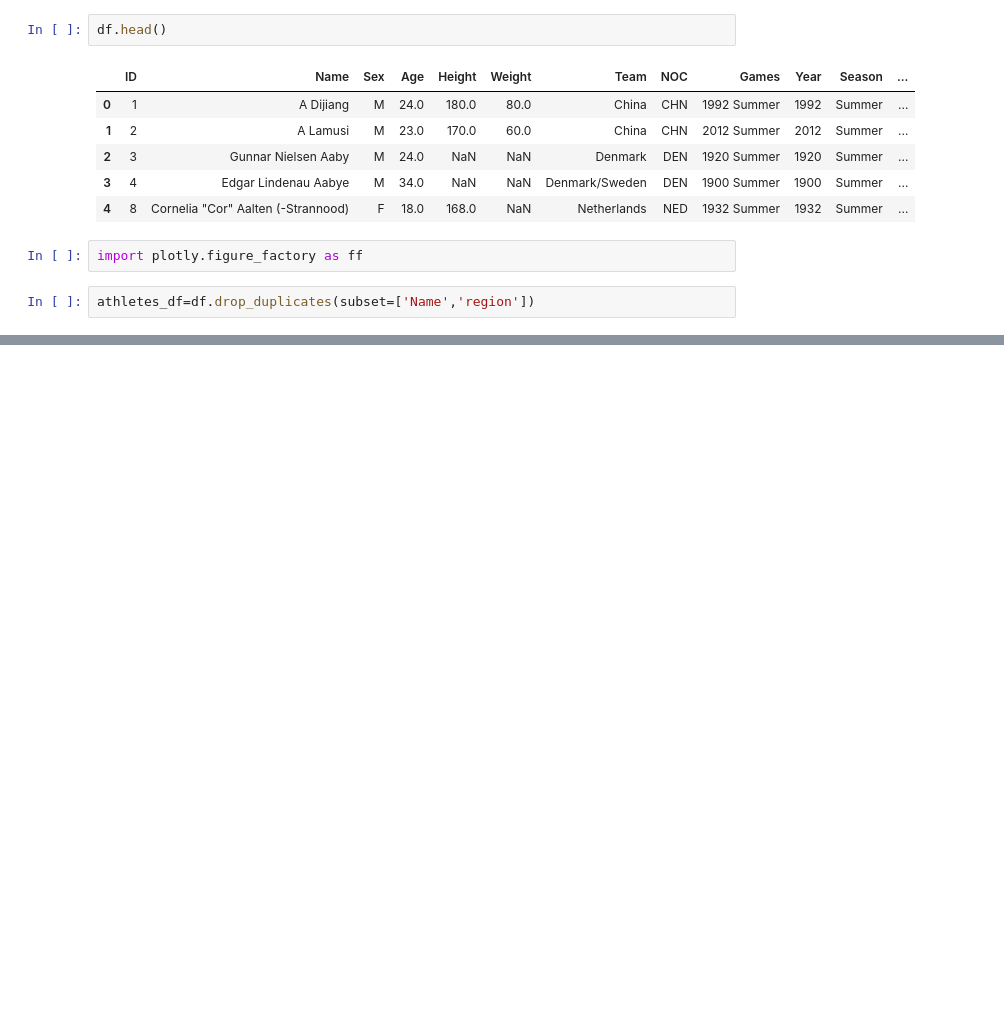
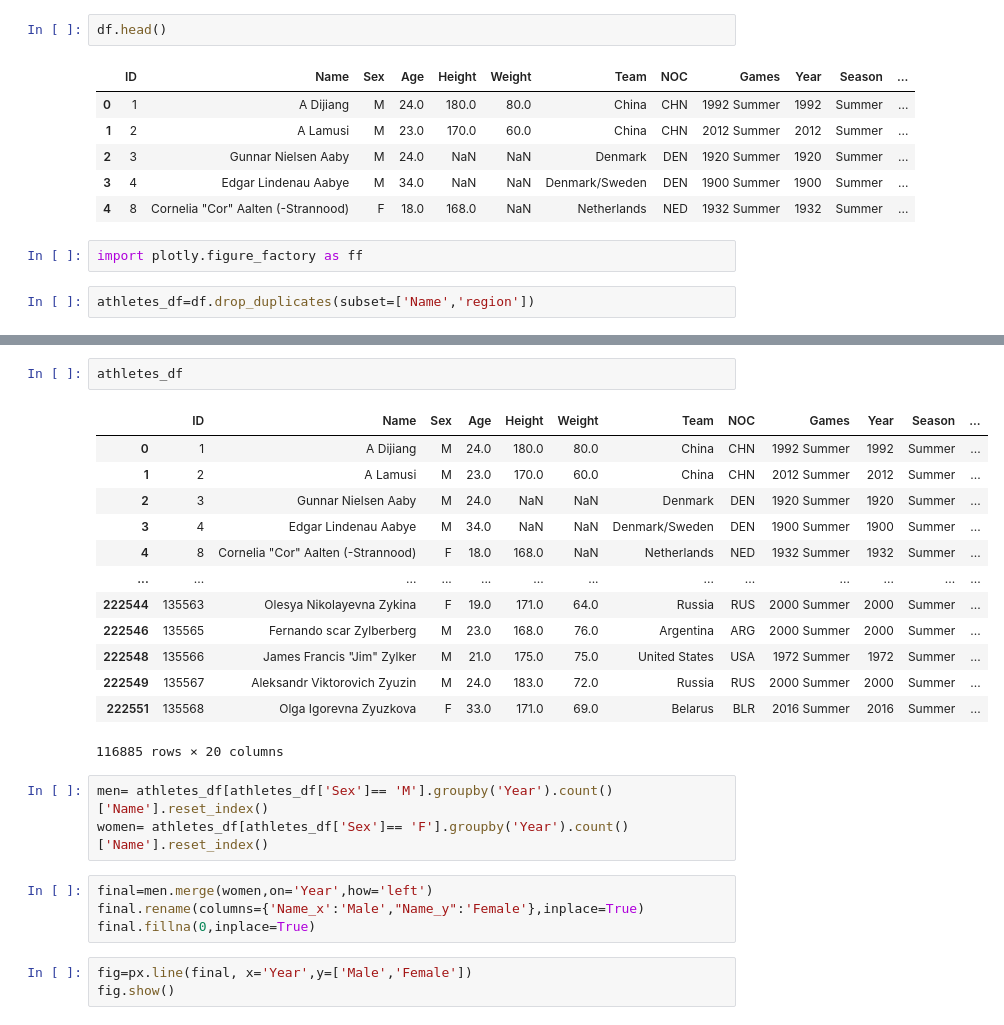
Before and after one commit to ghostridersahil/Olympics_data_analysis_with_user_interface, a Jupyter notebook: olympic_analysis.ipynb, the cells around one changed output, grey strips where cells are left out. Drawn from its saved outputs; the diff is of its cells as text; blank space fills up the shorter version.

```diff
--- a/olympic_analysis.ipynb
+++ b/olympic_analysis.ipynb
@@ -572,0 +640,26 @@ fig.show()
+# %%
+athletes_df
+# %% [output]
+|  | ID | Name | Sex | Age | Height | Weight | Team | NOC | Games | Year | Season | ... |
+| 0 | 1 | A Dijiang | M | 24.0 | 180.0 | 80.0 | China | CHN | 1992 Summer | 1992 | Summer | ... |
+| 1 | 2 | A Lamusi | M | 23.0 | 170.0 | 60.0 | China | CHN | 2012 Summer | 2012 | Summer | ... |
+| 2 | 3 | Gunnar Nielsen Aaby | M | 24.0 | NaN | NaN | Denmark | DEN | 1920 Summer | 1920 | Summer | ... |
+| 3 | 4 | Edgar Lindenau Aabye | M | 34.0 | NaN | NaN | Denmark/Sweden | DEN | 1900 Summer | 1900 | Summer | ... |
+| 4 | 8 | Cornelia "Cor" Aalten (-Strannood) | F | 18.0 | 168.0 | NaN | Netherlands | NED | 1932 Summer | 1932 | Summer | ... |
+| ... | ... | ... | ... | ... | ... | ... | ... | ... | ... | ... | ... | ... |
+| 222544 | 135563 | Olesya Nikolayevna Zykina | F | 19.0 | 171.0 | 64.0 | Russia | RUS | 2000 Summer | 2000 | Summer | ... |
+| 222546 | 135565 | Fernando scar Zylberberg | M | 23.0 | 168.0 | 76.0 | Argentina | ARG | 2000 Summer | 2000 | Summer | ... |
+| 222548 | 135566 | James Francis "Jim" Zylker | M | 21.0 | 175.0 | 75.0 | United States | USA | 1972 Summer | 1972 | Summer | ... |
+| 222549 | 135567 | Aleksandr Viktorovich Zyuzin | M | 24.0 | 183.0 | 72.0 | Russia | RUS | 2000 Summer | 2000 | Summer | ... |
+| 222551 | 135568 | Olga Igorevna Zyuzkova | F | 33.0 | 171.0 | 69.0 | Belarus | BLR | 2016 Summer | 2016 | Summer | ... |
+116885 rows × 20 columns
+# %%
+men= athletes_df[athletes_df['Sex']== 'M'].groupby('Year').count()['Name'].reset_index()
+women= athletes_df[athletes_df['Sex']== 'F'].groupby('Year').count()['Name'].reset_index()
+# %%
+final=men.merge(women,on='Year',how='left')
+final.rename(columns={'Name_x':'Male',"Name_y":'Female'},inplace=True)
+final.fillna(0,inplace=True)
+# %%
+fig=px.line(final, x='Year',y=['Male','Female'])
+fig.show()
```
Also changed, not shown: parts of 9 cells of this notebook.
